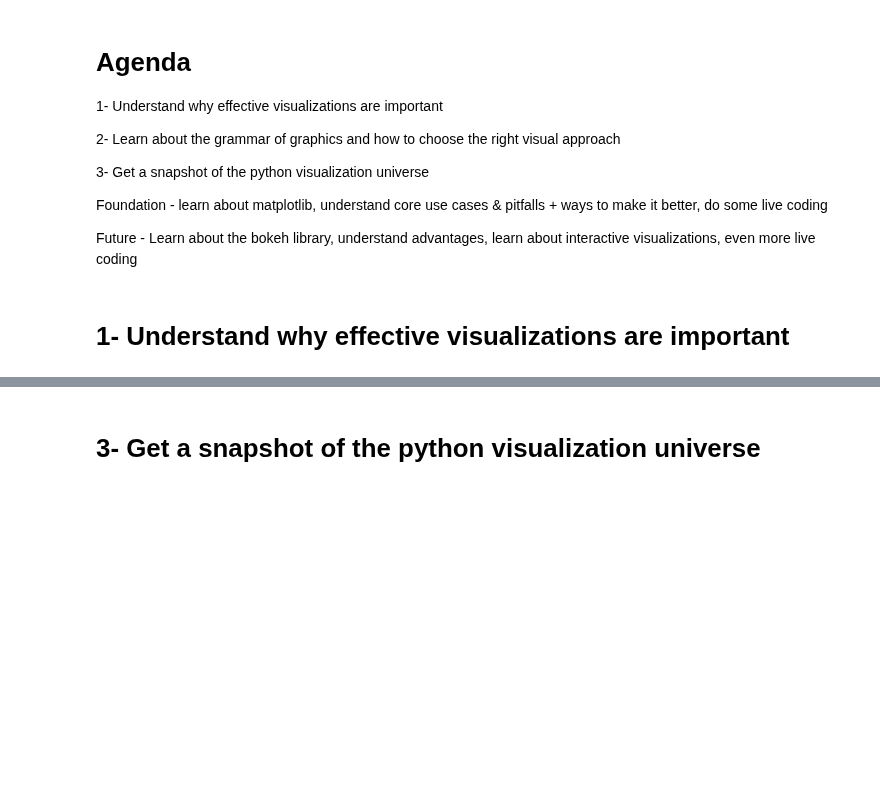
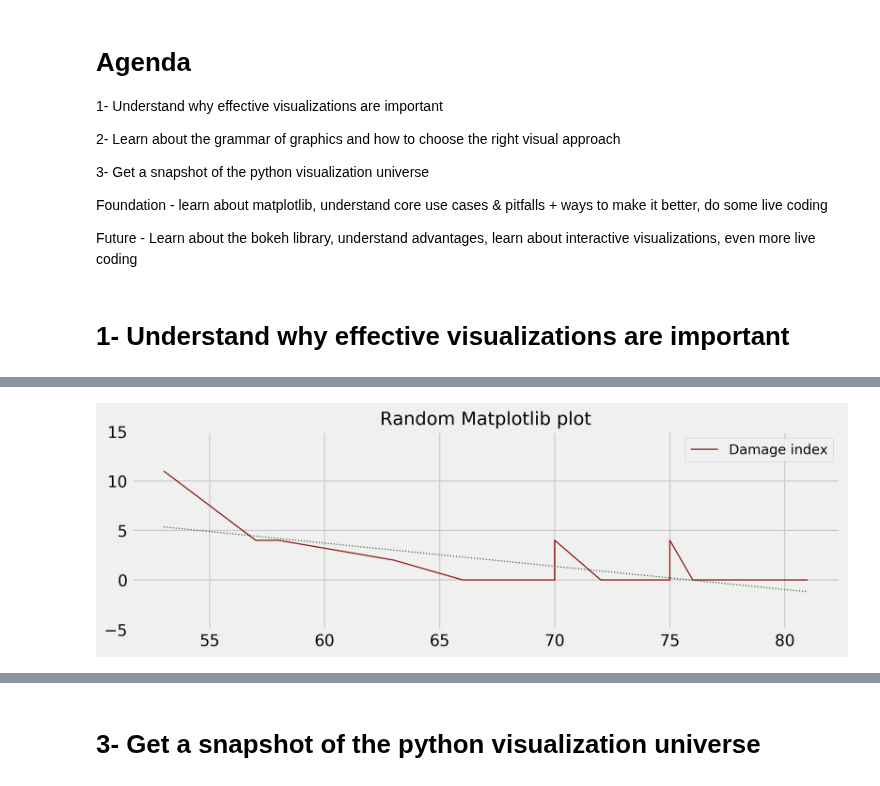
Before and after one commit to surfaceowl-ai/python_visualizations, a Jupyter notebook: notebooks/00_effective_visualizations.ipynb, the cells around one changed output, grey strips where cells are left out. Drawn from its saved outputs; the diff is of its cells as text; code cells hidden in the pictures; blank space fills up the shorter version.

```diff
--- a/notebooks/00_effective_visualizations.ipynb
+++ b/notebooks/00_effective_visualizations.ipynb
@@ -208,10 +282,12 @@ ValueError: illegal value in 4-th argument of internal None
 # %%
-Y_pred = model.predict(X)
+Y_pred = linear_regressor.predict(X)
 plt.figure(figsize=(10,3), dpi=300)
 plt.style.use('fivethirtyeight')
 plt.ylim(-5, 15)
 plt.plot(df["Temperature °F"], df["Damage index"], linestyle="-", linewidth=1, color="#8a0e06", label="Damage index");
 # plt.plot(df["Temperature °F"], df["Erosion incidents"], linestyle="dotted", linewidth=1, color="#1c478c", label="Erosion incidents");
 plt.title("Random Matplotlib plot", fontsize=16);
 plt.legend(loc="best", fontsize=12);
 plt.plot(X, Y_pred, linestyle="dotted", linewidth=1, color="#295e37", label="linear regression");
+# %% [output]
+[figure, added]
```
Also changed, not shown: parts of 30 cells of this notebook, 4 other files.
